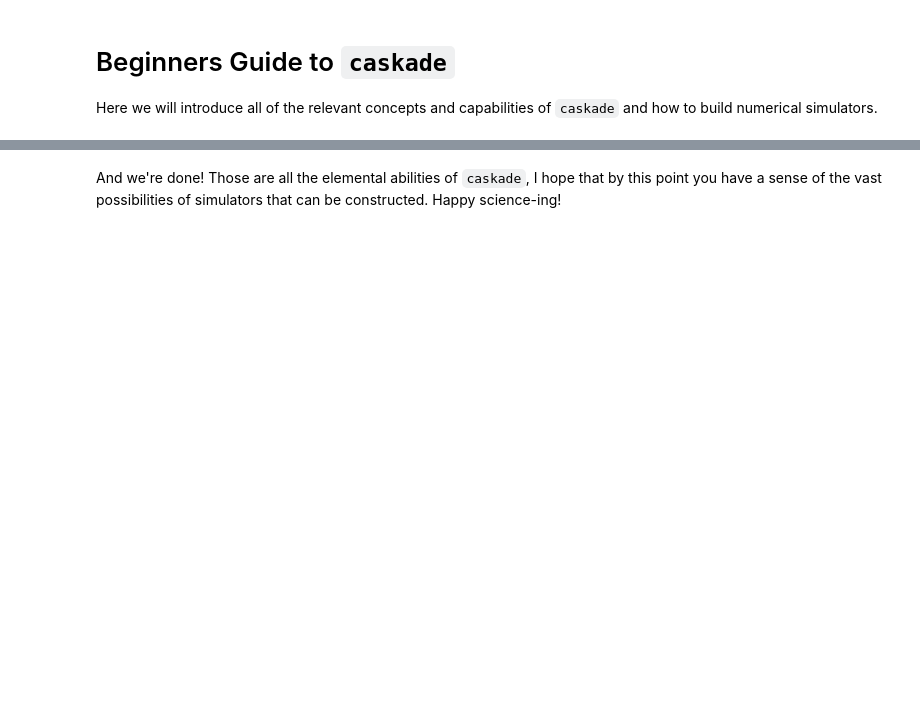
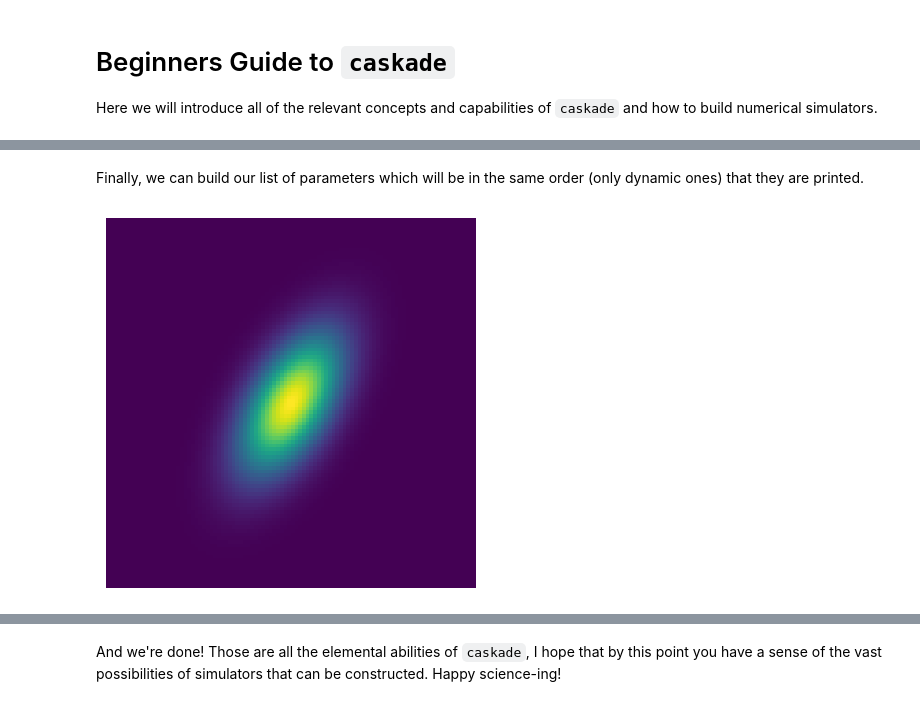
Before and after one commit to ConnorStoneAstro/caskade, a Jupyter notebook: docs/notebooks/BeginnersGuide.ipynb, the cells around one changed output, grey strips where cells are left out. Saved outputs shown, nothing was run; the diff lists cells and outputs as text; code cells hidden in the pictures; blank space fills up the shorter version.

```diff
--- a/docs/notebooks/BeginnersGuide.ipynb
+++ b/docs/notebooks/BeginnersGuide.ipynb
@@ -288,0 +24,20 @@ mymainfunction funky:  tensor([[[  1062.,   9885.,  45402.],
+# %%
+class Gaussian(Module):
+    def __init__(self, name, x0=None, q=None, phi=None, sigma=None, I0=None):
+        super().__init__(name)
+        self.x0 = Param("x0", x0, shape=(2,)) # position
+        self.q = Param("q", q) # axis ratio
+        self.phi = Param("phi", phi) # orientation
+        self.sigma = Param("sigma", sigma) # width
+        self.I0 = Param("I0", I0) # intensity
+
+    @forward
+    def _r(self, x, y, x0=None, q=None, phi=None):
+        x, y = x - x0[0], y - x0[1]
+        s, c = torch.sin(phi), torch.cos(phi)
+        x, y = c * x - s * y, s * x + c * y
+        return (x ** 2 + (y * q) ** 2).sqrt()
+
+    @forward
+    def brightness(self, x, y, sigma=None, I0=None):
+        return I0 * (-self._r(x, y)**2 / sigma**2).exp()
@@ -288,0 +46,4 @@ mymainfunction funky:  tensor([[[  1062.,   9885.,  45402.],
+# %%
+firstsim = Gaussian("my first module", sigma = 0.2, I0 = 1.0)
+print(firstsim) # print the graph
+firstsim.graphviz() # show the graph
@@ -288,0 +58,11 @@ mymainfunction funky:  tensor([[[  1062.,   9885.,  45402.],
+# %% [markdown]
+Finally, we can build our list of parameters which will be in the same order (only dynamic ones) that they are printed.
+# %%
+x, y = torch.meshgrid(torch.linspace(-1, 1, 100), torch.linspace(-1, 1, 100), indexing="ij")
+#                       x0                       q                  phi
+params = [torch.tensor((0.0, 0.0)), torch.tensor(0.5), torch.tensor(3.14 / 3)]
+plt.imshow(firstsim.brightness(x, y, params), origin="lower")
+plt.axis("off")
+plt.show()
+# %% [output]
+[figure, added]
```
Also changed, not shown: parts of 51 cells of this notebook, 2 other files.
